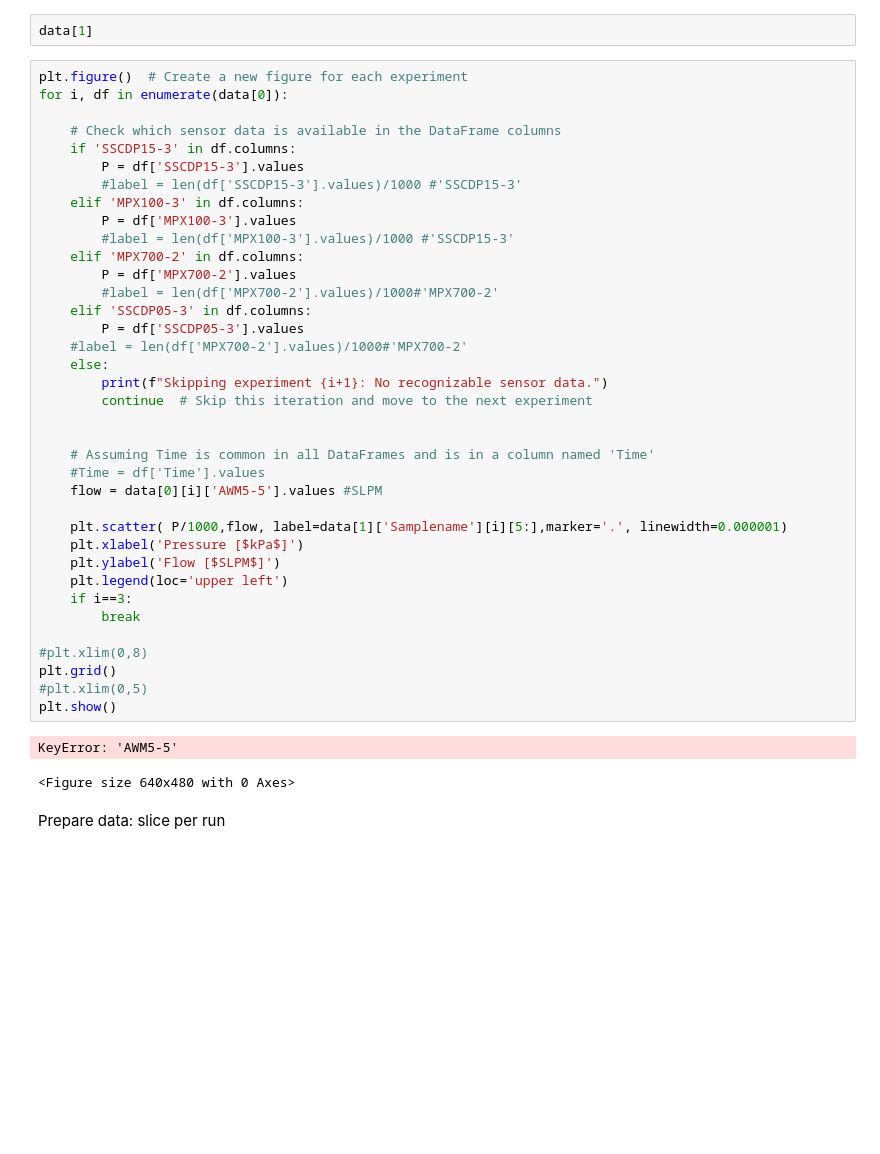
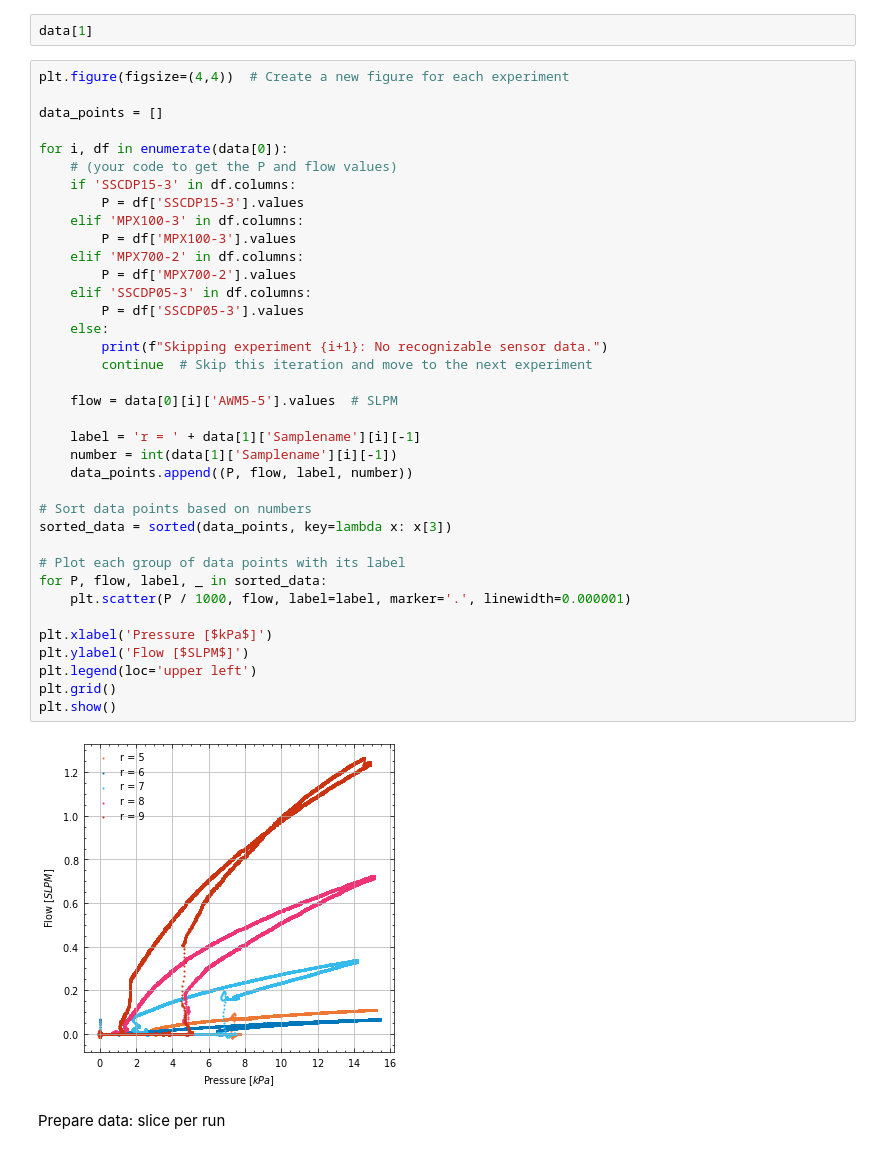
Before and after one commit to Olviel/Thermal_Soft_Robotics, a Jupyter notebook: Thermal_actuation/Experimental/Fluidic/Rothmund_Pressure_release/Valve_leak_test_rothmund_v3.ipynb, the cells around one changed output. Saved outputs shown, nothing was run; the diff lists cells and outputs as text; blank space fills up the shorter version.

```diff
--- a/Thermal_actuation/Experimental/Fluidic/Rothmund_Pressure_release/Valve_leak_test_rothmund_v3.ipynb
+++ b/Thermal_actuation/Experimental/Fluidic/Rothmund_Pressure_release/Valve_leak_test_rothmund_v3.ipynb
@@ -96,45 +98,44 @@ plt.show()
 # %%
 data[1]
 # %%
-plt.figure()  # Create a new figure for each experiment
+plt.figure(figsize=(4,4))  # Create a new figure for each experiment
+
+data_points = []
+
 for i, df in enumerate(data[0]):
-
-    # Check which sensor data is available in the DataFrame columns
+    # (your code to get the P and flow values)
     if 'SSCDP15-3' in df.columns:
         P = df['SSCDP15-3'].values
-        #label = len(df['SSCDP15-3'].values)/1000 #'SSCDP15-3'
     elif 'MPX100-3' in df.columns:
         P = df['MPX100-3'].values
-        #label = len(df['MPX100-3'].values)/1000 #'SSCDP15-3'
     elif 'MPX700-2' in df.columns:
         P = df['MPX700-2'].values
-        #label = len(df['MPX700-2'].values)/1000#'MPX700-2'
     elif 'SSCDP05-3' in df.columns:
         P = df['SSCDP05-3'].values
-    #label = len(df['MPX700-2'].values)/1000#'MPX700-2'
     else:
         print(f"Skipping experiment {i+1}: No recognizable sensor data.")
         continue  # Skip this iteration and move to the next experiment
 
+    flow = data[0][i]['AWM5-5'].values  # SLPM
 
-    # Assuming Time is common in all DataFrames and is in a column named 'Time'
-    #Time = df['Time'].values
-    flow = data[0][i]['AWM5-5'].values #SLPM
+    label = 'r = ' + data[1]['Samplename'][i][-1]
+    number = int(data[1]['Samplename'][i][-1])
+    data_points.append((P, flow, label, number))
 
-    plt.scatter( P/1000,flow, label=data[1]['Samplename'][i][5:],marker='.', linewidth=0.000001)
-    plt.xlabel('Pressure [$kPa$]')
-    plt.ylabel('Flow [$SLPM$]')
-    plt.legend(loc='upper left')
-    if i==3:
-        break
+# Sort data points based on numbers
+sorted_data = sorted(data_points, key=lambda x: x[3])
 
-#plt.xlim(0,8)
+# Plot each group of data points with its label
+for P, flow, label, _ in sorted_data:
+    plt.scatter(P / 1000, flow, label=label, marker='.', linewidth=0.000001)
+
+plt.xlabel('Pressure [$kPa$]')
+plt.ylabel('Flow [$SLPM$]')
+plt.legend(loc='upper left')
 plt.grid()
-#plt.xlim(0,5)
 plt.show()
 # %% [output]
-KeyError: 'AWM5-5'
-<Figure size 640x480 with 0 Axes>
+[figure, added]
 # %% [markdown]
 Prepare data: slice per run
 # %%
```
Also changed, not shown: parts of 5 cells of this notebook.
